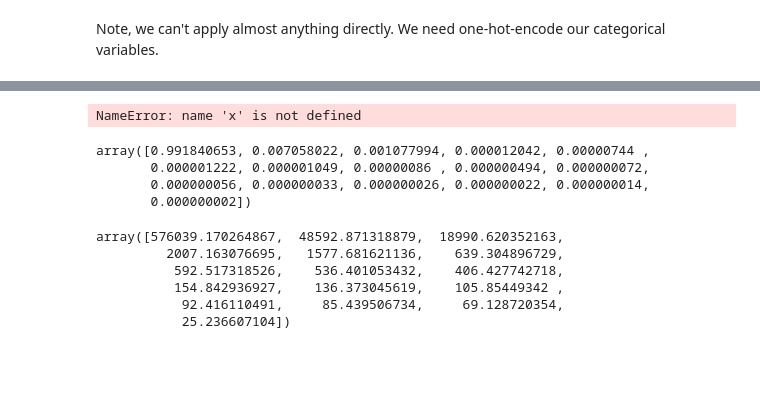
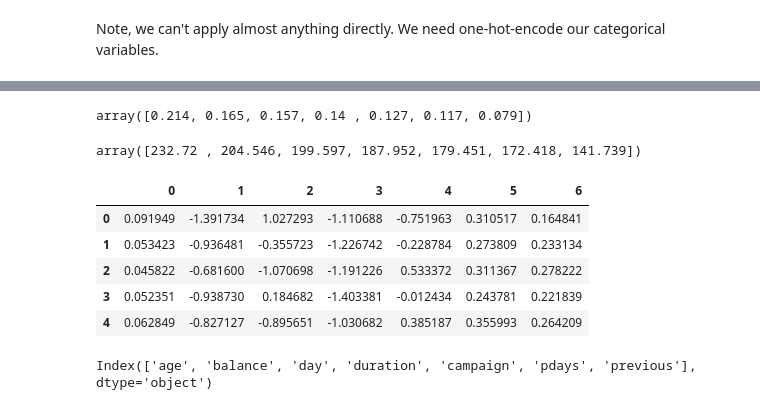
Before and after one commit to artemii-yanushevskyi/Data-Mining-Coursework, a Jupyter notebook: Data Mining Notes.ipynb, the cells around one changed output, grey strips where cells are left out. Drawn from its saved outputs; the diff is of its cells as text; code cells hidden in the pictures; blank space fills up the shorter version.

Commit message:
Added pca for numerical attributes

```diff
--- a/Data Mining Notes.ipynb
+++ b/Data Mining Notes.ipynb
@@ -351,5 +358,5 @@ Note, we can't apply almost anything directly. We need one-hot-encode our catego
 # %%
 from sklearn.preprocessing import StandardScaler
-X = StandardScaler().fit_transform(df_features)
-X
+X = StandardScaler().fit_transform(df[number_attributes])
+X.shape
 # %% [output]
@@ -373,33 +364,26 @@ array([[-0.10339562, -0.27699559,  1.0374755 , ..., -0.57488231,
-# %%
-from sklearn.decomposition import PCA
-
-pca = PCA(n_components=2)
-
-principalComponents = pca.fit_transform(x)
-
-principalDf = pd.DataFrame(data = principalComponents
-             , columns = ['principal component 1', 'principal component 2'])
-# %% [output]
-NameError: name 'x' is not defined
 # %%
-import numpy as np
 from sklearn.decomposition import PCA
-X = df_features
-pca = PCA(n_components=16)
+
+pca = PCA(n_components=7)
+
 pca.fit(X)
 
-
-with np.printoptions(precision=9, suppress=True):
+with np.printoptions(precision=3, suppress=True):
     display(pca.explained_variance_ratio_)
     display(pca.singular_values_)
+
+df_principal = pd.DataFrame(data = pca.transform(X), columns = range(7))
+df_principal.head()
 # %% [output]
-array([0.991840653, 0.007058022, 0.001077994, 0.000012042, 0.00000744 ,
-       0.000001222, 0.000001049, 0.00000086 , 0.000000494, 0.000000072,
-       0.000000056, 0.000000033, 0.000000026, 0.000000022, 0.000000014,
-       0.000000002])
+array([0.214, 0.165, 0.157, 0.14 , 0.127, 0.117, 0.079])
-array([576039.170264867,  48592.871318879,  18990.620352163,
-         2007.163076695,   1577.681621136,    639.304896729,
-          592.517318526,    536.401053432,    406.427742718,
-          154.842936927,    136.373045619,    105.85449342 ,
-           92.416110491,     85.439506734,     69.128720354,
-           25.236607104])
+array([232.72 , 204.546, 199.597, 187.952, 179.451, 172.418, 141.739])
+|  | 0 | 1 | 2 | 3 | 4 | 5 | 6 |
+| 0 | 0.091949 | -1.391734 | 1.027293 | -1.110688 | -0.751963 | 0.310517 | 0.164841 |
+| 1 | 0.053423 | -0.936481 | -0.355723 | -1.226742 | -0.228784 | 0.273809 | 0.233134 |
+| 2 | 0.045822 | -0.681600 | -1.070698 | -1.191226 | 0.533372 | 0.311367 | 0.278222 |
+| 3 | 0.052351 | -0.938730 | 0.184682 | -1.403381 | -0.012434 | 0.243781 | 0.221839 |
+| 4 | 0.062849 | -0.827127 | -0.895651 | -1.030682 | 0.385187 | 0.355993 | 0.264209 |
+# %%
+df[number_attributes].columns
+# %% [output]
+Index(['age', 'balance', 'day', 'duration', 'campaign', 'pdays', 'previous'], dtype='object')
```
Also changed, not shown: parts of 5 cells of this notebook, 1 other file.
